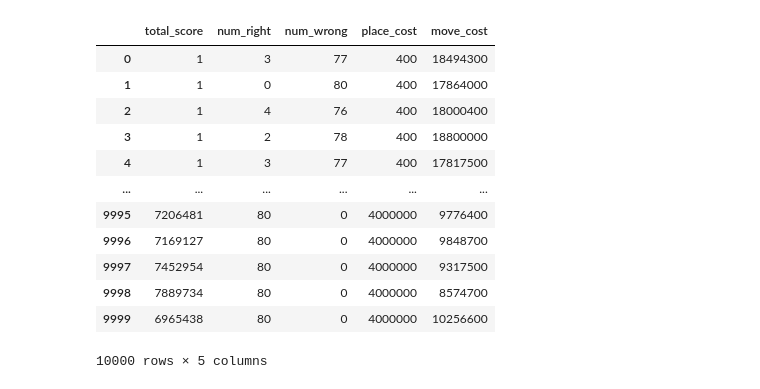
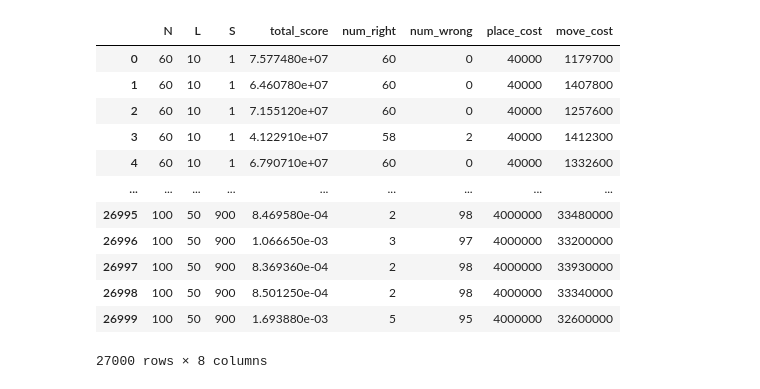
Before and after one commit to miiitomi/atcoder, a Jupyter notebook: AHC/ahc022/hoge.ipynb, the cells around one changed output. Cells and saved outputs as stored; diff of their text form; code cells hidden in the pictures.

```diff
--- a/AHC/ahc022/hoge.ipynb
+++ b/AHC/ahc022/hoge.ipynb
@@ -9,17 +10,17 @@ warnings.filterwarnings('ignore')
 # %%
-df = pd.read_csv("./test_h.txt",sep=" ")
+df = pd.read_csv("./res.txt",sep=" ")
 df
 # %% [output]
-|  | total_score | num_right | num_wrong | place_cost | move_cost |
-| 0 | 1 | 3 | 77 | 400 | 18494300 |
-| 1 | 1 | 0 | 80 | 400 | 17864000 |
-| 2 | 1 | 4 | 76 | 400 | 18000400 |
-| 3 | 1 | 2 | 78 | 400 | 18800000 |
-| 4 | 1 | 3 | 77 | 400 | 17817500 |
-| ... | ... | ... | ... | ... | ... |
-| 9995 | 7206481 | 80 | 0 | 4000000 | 9776400 |
-| 9996 | 7169127 | 80 | 0 | 4000000 | 9848700 |
-| 9997 | 7452954 | 80 | 0 | 4000000 | 9317500 |
-| 9998 | 7889734 | 80 | 0 | 4000000 | 8574700 |
-| 9999 | 6965438 | 80 | 0 | 4000000 | 10256600 |
+|  | N | L | S | total_score | num_right | num_wrong | place_cost | move_cost |
+| 0 | 60 | 10 | 1 | 7.577480e+07 | 60 | 0 | 40000 | 1179700 |
+| 1 | 60 | 10 | 1 | 6.460780e+07 | 60 | 0 | 40000 | 1407800 |
+| 2 | 60 | 10 | 1 | 7.155120e+07 | 60 | 0 | 40000 | 1257600 |
+| 3 | 60 | 10 | 1 | 4.122910e+07 | 58 | 2 | 40000 | 1412300 |
+| 4 | 60 | 10 | 1 | 6.790710e+07 | 60 | 0 | 40000 | 1332600 |
+| ... | ... | ... | ... | ... | ... | ... | ... | ... |
+| 26995 | 100 | 50 | 900 | 8.469580e-04 | 2 | 98 | 4000000 | 33480000 |
+| 26996 | 100 | 50 | 900 | 1.066650e-03 | 3 | 97 | 4000000 | 33200000 |
+| 26997 | 100 | 50 | 900 | 8.369360e-04 | 2 | 98 | 4000000 | 33930000 |
+| 26998 | 100 | 50 | 900 | 8.501250e-04 | 2 | 98 | 4000000 | 33340000 |
+| 26999 | 100 | 50 | 900 | 1.693880e-03 | 5 | 95 | 4000000 | 32600000 |
-10000 rows × 5 columns
+27000 rows × 8 columns
```
Also changed, not shown: parts of 23 cells of this notebook, 3 other files.
